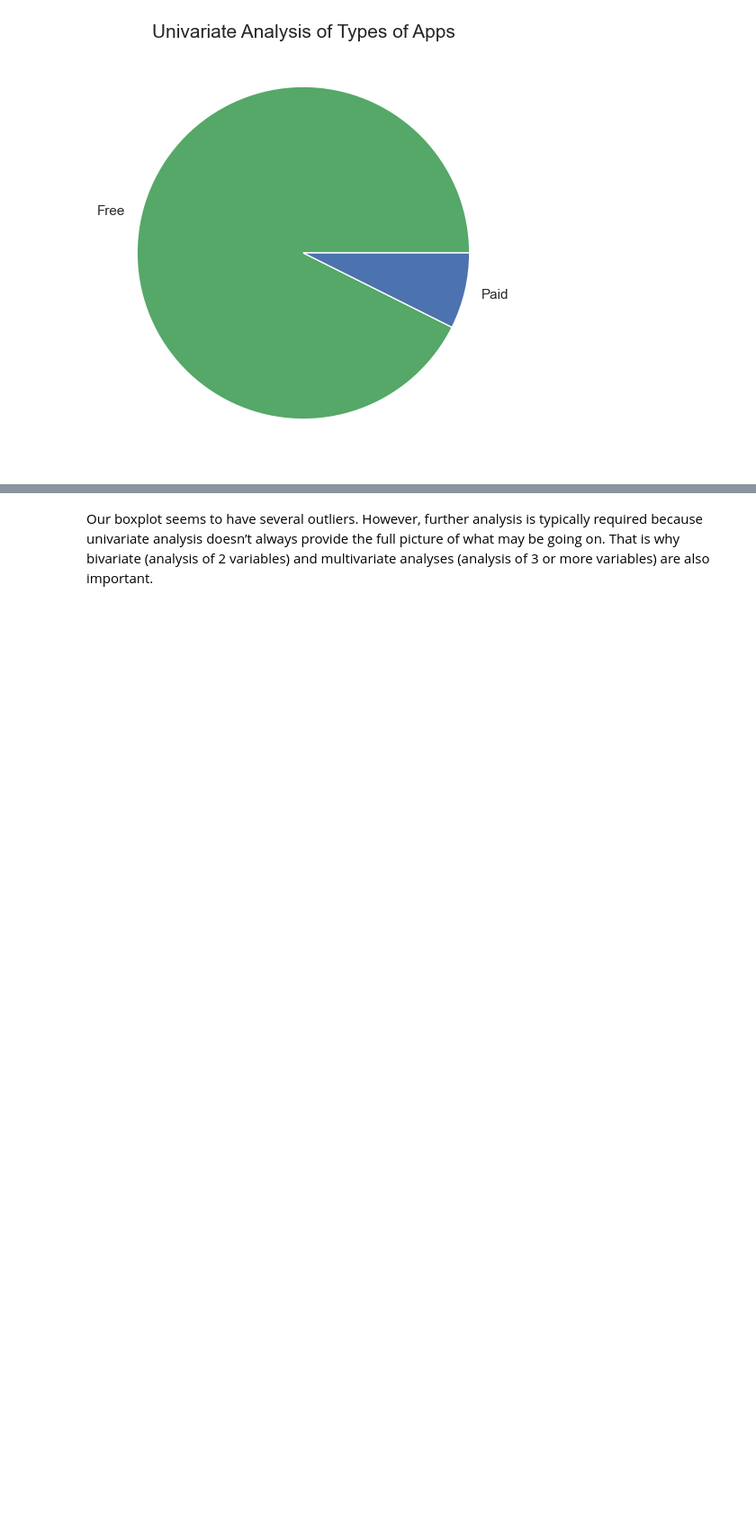
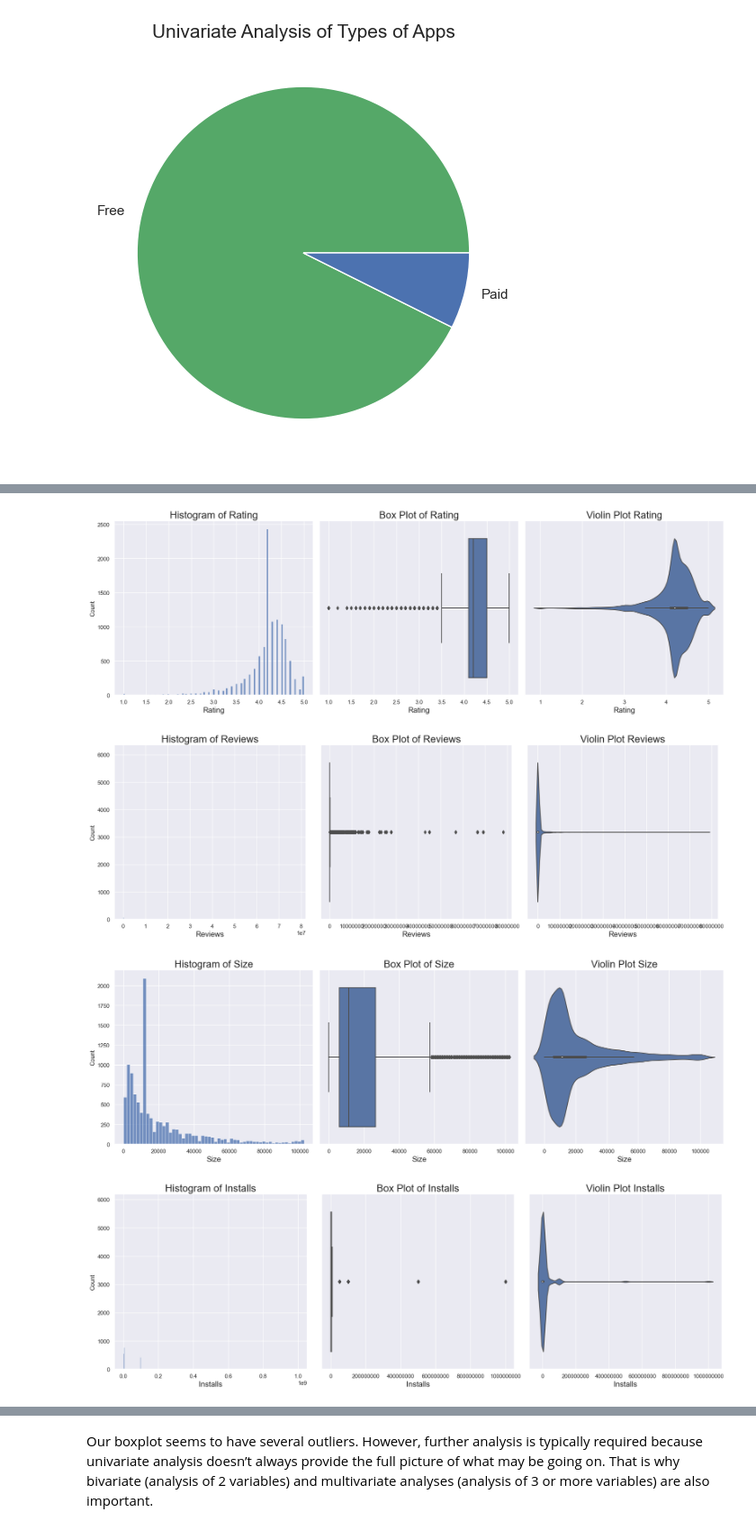
Before and after one commit to ftmoztl/EDA-data-visualization, a Jupyter notebook: eda-visualization.ipynb, the cells around one changed output, grey strips where cells are left out. Shown at 90% size. Drawn from its saved outputs; the diff is of its cells as text; code cells hidden in the pictures; blank space fills up the shorter version.

```diff
--- a/eda-visualization.ipynb
+++ b/eda-visualization.ipynb
@@ -174,0 +212,35 @@ plt.show()
+# %%
+#num_columns = ["Rating", "Reviews", "Size", "Installs", "Price"]
+
+for column in df.columns:
+    if df[column].dtypes=='float64':
+        # Create subplots with 1 row and 3 columns
+        fig, axes = plt.subplots(nrows=1, ncols=3, figsize=(18, 6))
+
+        # Plot 1: Histogram
+        sns.histplot(data=df, x=column, ax=axes[0])
+        axes[0].set_xlabel('{}'.format(column.capitalize()), fontsize=15)
+        axes[0].set_title('Histogram of {}'.format(column.capitalize()), fontsize=20)
+
+        # Plot 2: Box Plot
+        sns.boxplot(data=df, x=column, ax=axes[1])
+        axes[1].set_xlabel('{}'.format(column.capitalize()), fontsize=15)
+        axes[1].set_title('Box Plot of {}'.format(column.capitalize()), fontsize=20)
+        axes[1].ticklabel_format(style='plain', axis='x')
+
+        # Plot 3: Violin Plot
+        sns.violinplot(data=df, x=column, ax=axes[2])
+        axes[2].set_xlabel('{}'.format(column.capitalize()), fontsize=15)
+        axes[2].set_title('Violin Plot of {}'.format(column.capitalize()), fontsize=20)
+        axes[2].ticklabel_format(style='plain', axis='x')
+
+        # Adjust the layout to prevent overlapping labels
+        plt.tight_layout()
+
+        # Show the plots
+        plt.show()
+# %% [output]
+[figure, added]
+[figure, added]
+[figure, added]
+[figure, added]
```
Also changed, not shown: parts of 8 cells of this notebook.
